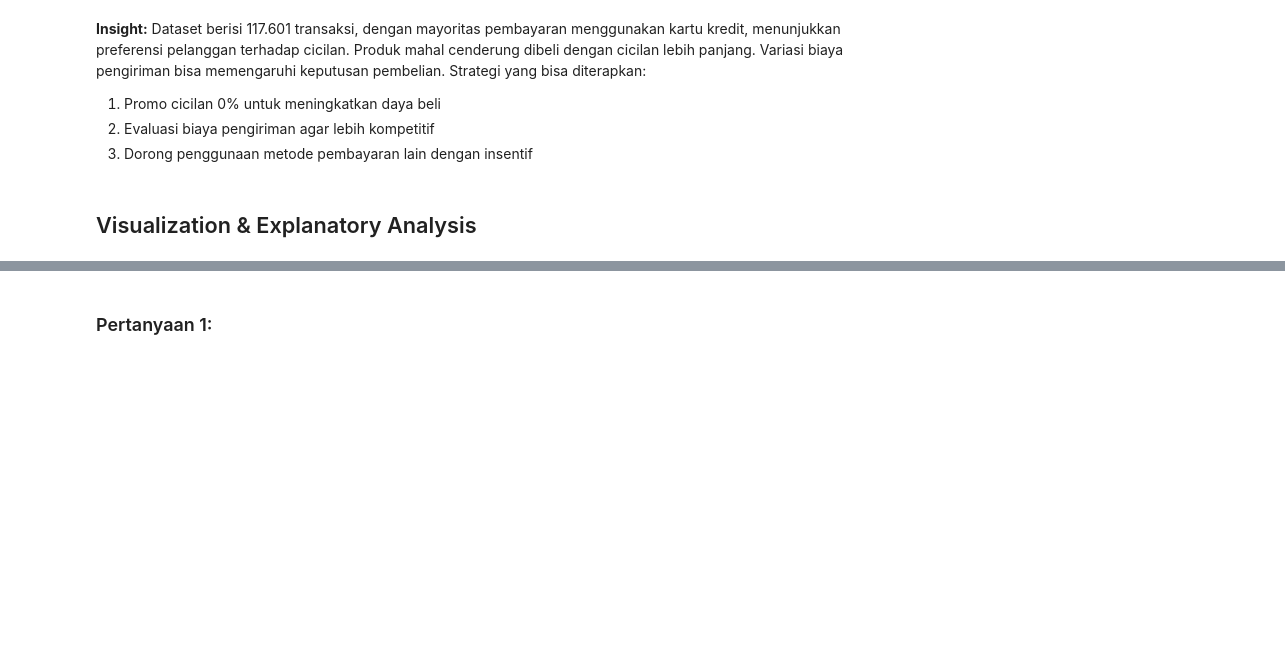
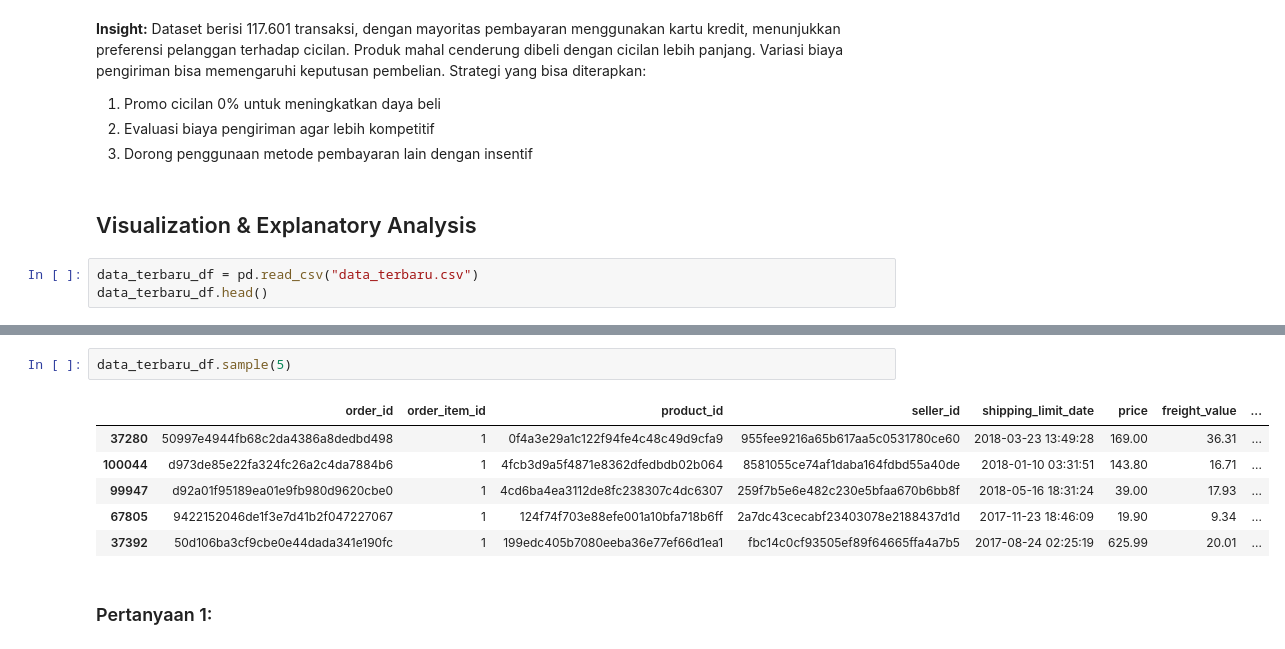
Before and after one commit to Divarahma22/Dasboard_Ecomers, a Jupyter notebook: notebook.ipynb, the cells around one changed output, grey strips where cells are left out. Saved outputs shown, nothing was run; the diff lists cells and outputs as text; blank space fills up the shorter version.

```diff
--- a/notebook.ipynb
+++ b/notebook.ipynb
@@ -311,3 +185,6 @@ Dataset berisi 117.601 transaksi, dengan mayoritas pembayaran menggunakan kartu
 3.   Dorong penggunaan metode pembayaran lain dengan insentif
 # %% [markdown]
 ## Visualization & Explanatory Analysis
+# %%
+data_terbaru_df = pd.read_csv("data_terbaru.csv")
+data_terbaru_df.head()
@@ -314,3 +198,12 @@ Dataset berisi 117.601 transaksi, dengan mayoritas pembayaran menggunakan kartu
+# %%
+data_terbaru_df.sample(5)
+# %% [output]
+|  | order_id | order_item_id | product_id | seller_id | shipping_limit_date | price | freight_value | ... |
+| 37280 | 50997e4944fb68c2da4386a8dedbd498 | 1 | 0f4a3e29a1c122f94fe4c48c49d9cfa9 | 955fee9216a65b617aa5c0531780ce60 | 2018-03-23 13:49:28 | 169.00 | 36.31 | ... |
+| 100044 | d973de85e22fa324fc26a2c4da7884b6 | 1 | 4fcb3d9a5f4871e8362dfedbdb02b064 | 8581055ce74af1daba164fdbd55a40de | 2018-01-10 03:31:51 | 143.80 | 16.71 | ... |
+| 99947 | d92a01f95189ea01e9fb980d9620cbe0 | 1 | 4cd6ba4ea3112de8fc238307c4dc6307 | 259f7b5e6e482c230e5bfaa670b6bb8f | 2018-05-16 18:31:24 | 39.00 | 17.93 | ... |
+| 67805 | 9422152046de1f3e7d41b2f047227067 | 1 | 124f74f703e88efe001a10bfa718b6ff | 2a7dc43cecabf23403078e2188437d1d | 2017-11-23 18:46:09 | 19.90 | 9.34 | ... |
+| 37392 | 50d106ba3cf9cbe0e44dada341e190fc | 1 | 199edc405b7080eeba36e77ef66d1ea1 | fbc14c0cf93505ef89f64665ffa4a7b5 | 2017-08-24 02:25:19 | 625.99 | 20.01 | ... |
 # %% [markdown]
 ### Pertanyaan 1:
 # %%
```
Also changed, not shown: parts of 25 cells of this notebook, 1 other file.
